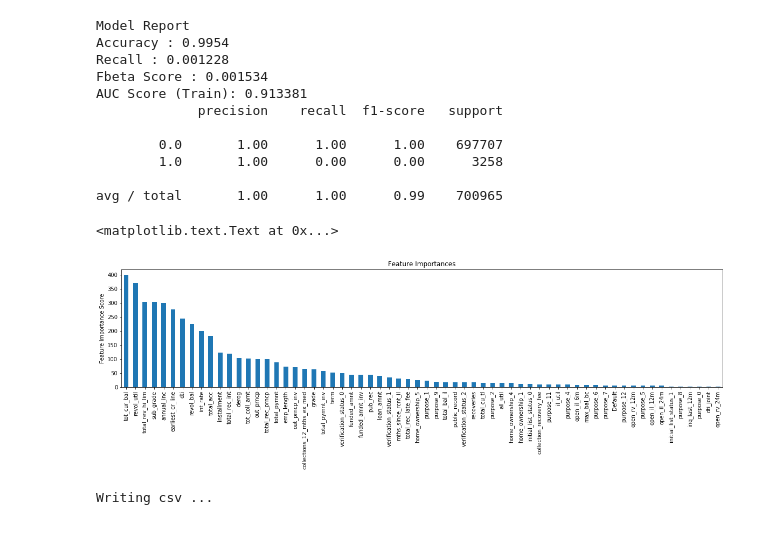
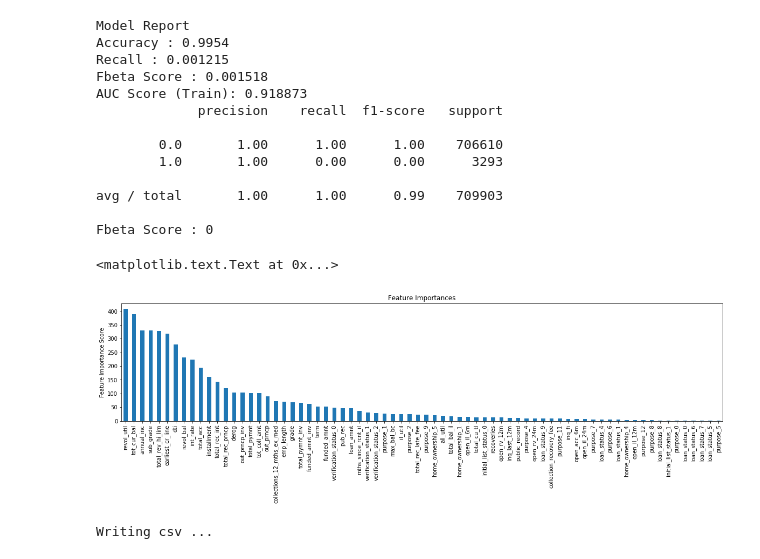
Before and after one commit to fuhailin/PINGAN-2018-Challenge, a Jupyter notebook: solution/xgboost_starter.ipynb, the cells around one changed output. Drawn from its saved outputs; the diff is of its cells as text; code cells hidden in the pictures.

```diff
--- a/solution/xgboost_starter.ipynb
+++ b/solution/xgboost_starter.ipynb
@@ -14,6 +14,7 @@ rcParams['figure.figsize'] = 20, 4
 # %%
 train_df = pd.read_csv('../dump/train_modified.csv')
 test_df = pd.read_csv('../dump/test_modified.csv')
+label = pd.read_csv('../input/test_label.csv')
 # %%
 target='acc_now_delinq'
 IDcol = 'member_id'
@@ -46,12 +45,11 @@ def modelfit(alg, dtrain, dtest, predictors,useTrainCV=True, cv_folds=5, early_s
         xgtest = xgb.DMatrix(dtest[predictors].values)
 #         watchlist = [(xgtrain,'train',(xgtest,'test'))]
         cvresult = xgb.cv(xgb_param, xgtrain, num_boost_round=alg.get_params()['n_estimators'], nfold=cv_folds,
-                          feval = f2_score, maximize=True,
-                          early_stopping_rounds=early_stopping_rounds, verbose_eval =True)
+                          metrics='auc', early_stopping_rounds=early_stopping_rounds, verbose_eval =True)
         alg.set_params(n_estimators=cvresult.shape[0])
 
     #Fit the algorithm on the data
-    alg.fit(dtrain[predictors], dtrain['acc_now_delinq'],eval_metric=f2_score)
+    alg.fit(dtrain[predictors], dtrain['acc_now_delinq'],eval_metric='auc')
 
     #Predict training set:
     dtrain_predictions = alg.predict(dtrain[predictors])
@@ -85,7 +83,7 @@ xgb1 = XGBClassifier(
         colsample_bytree=0.8,
         objective= 'binary:logistic',
         n_jobs = -1,
-        scale_pos_weight=100,
+        scale_pos_weight=1,
         seed=27)
 modelfit(xgb1, train_df, test_df, predictors)
 print("Training Finsh")
@@ -114,35 +125,40 @@ dtrain_predictions = xgb1.predict(train_df[predictors])
 dtrain_predprob = xgb1.predict_proba(train_df[predictors])[:,1]
 # %%
 #Print model report:
+dtest_predictions=xgb1.predict(test_df[predictors])
 print("\nModel Report")
 print("Accuracy : %.4g" % metrics.accuracy_score(train_df['acc_now_delinq'].values, dtrain_predictions))
 print("Recall : %.4g" % metrics.recall_score(train_df['acc_now_delinq'].values, dtrain_predictions))
 print("Fbeta Score : %.4g" % metrics.fbeta_score(train_df['acc_now_delinq'].values, dtrain_predictions,beta=2))
 print("AUC Score (Train): %f" % metrics.roc_auc_score(train_df['acc_now_delinq'], dtrain_predprob))
 print(metrics.classification_report(train_df['acc_now_delinq'], dtrain_predictions))
+print("Fbeta Score : %.4g" % metrics.fbeta_score(label['acc_now_delinq'].values, dtest_predictions,beta=2))
 
 #     Predict on testing data:
-test_df['predprob'] = xgb1.predict_proba(test_df[predictors])[:,1]
+# test_df['predprob'] = xgb1.predict_proba(test_df[predictors])[:,1]
+
 #     results = test_results.merge(dtest[['ID','predprob']], on='ID')
 #     print('AUC Score (Test): %f' % metrics.roc_auc_score(results['Disbursed'], results['predprob']))
 
 feat_imp = pd.Series(xgb1.get_booster().get_score(importance_type='weight')).sort_values(ascending=False)
 feat_imp.plot(kind='bar', title='Feature Importances')
 plt.ylabel('Feature Importance Score')
 # %% [output]
 Model Report
 Accuracy : 0.9954
-Recall : 0.001228
-Fbeta Score : 0.001534
-AUC Score (Train): 0.913381
+Recall : 0.001215
+Fbeta Score : 0.001518
+AUC Score (Train): 0.918873
              precision    recall  f1-score   support
 
-        0.0       1.00      1.00      1.00    697707
-        1.0       1.00      0.00      0.00      3258
+        0.0       1.00      1.00      1.00    706610
+        1.0       1.00      0.00      0.00      3293
 
-avg / total       1.00      1.00      0.99    700965
+avg / total       1.00      1.00      0.99    709903
+
+Fbeta Score : 0
 <matplotlib.text.Text at 0x...>
-[figure, old version]
+[figure, new version]
 # %%
 
 #Grid seach on subsample and max_features
```
Also changed, not shown: parts of 3 cells of this notebook, 15 other files.
